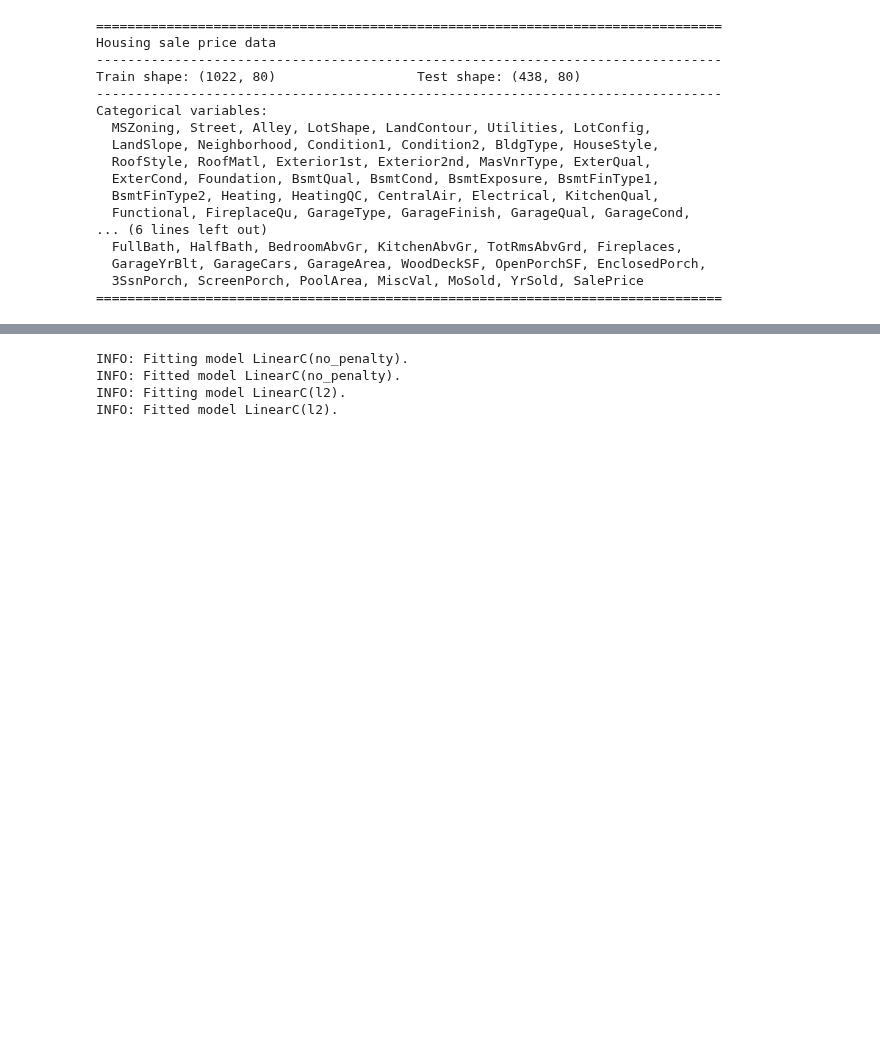
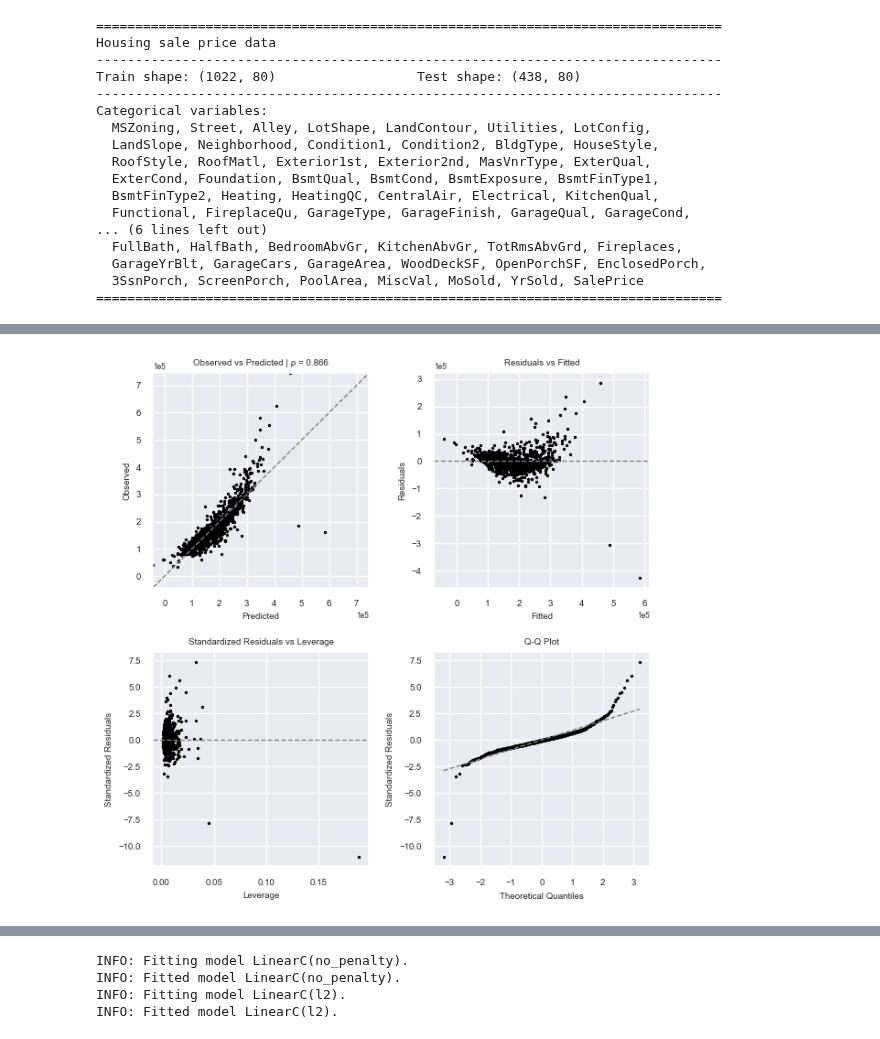
Before and after one commit to ajy25/TabularMagic, a Jupyter notebook: demo/test.ipynb, the cells around one changed output, grey strips where cells are left out. Drawn from its saved outputs; the diff is of its cells as text; code cells hidden in the pictures; blank space fills up the shorter version.

```diff
--- a/demo/test.ipynb
+++ b/demo/test.ipynb
@@ -146,0 +78,4 @@ tm.eda().plot_distribution('LotConfig')
+# %%
+report = tm.lm('SalePrice', ['TotalBsmtSF', 'OverallQual', 'GrLivArea', 'GarageCars', 'YearBuilt'])
+# %%
+report.fit_statistics()
@@ -146,0 +92,4 @@ tm.eda().plot_distribution('LotConfig')
+# %%
+report.train_report().plot_diagnostics()
+# %% [output]
+[figure, added]
```
Also changed, not shown: parts of 19 cells of this notebook, 15 other files.
